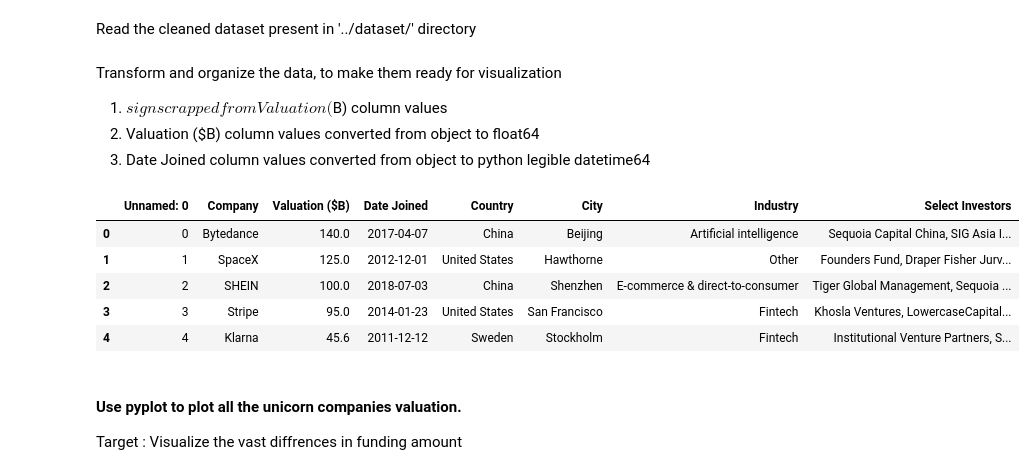
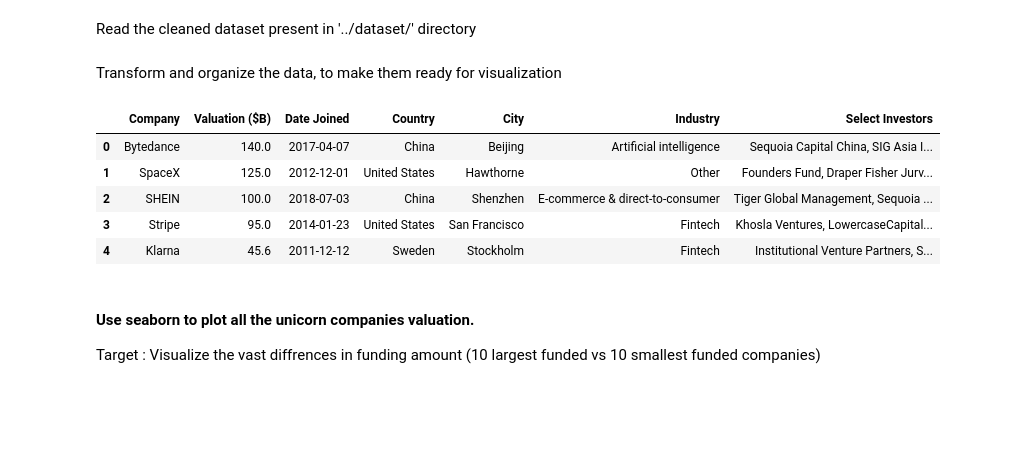
Before and after one commit to amitdas022/Unicorns, a Jupyter notebook: notebooks/visual.ipynb, the cells around one changed output. Saved outputs shown, nothing was run; the diff lists cells and outputs as text; code cells hidden in the pictures; blank space fills up the shorter version.

Commit message:
Visualize the difference in funding between all companies

```diff
--- a/notebooks/visual.ipynb
+++ b/notebooks/visual.ipynb
@@ -42,28 +65,26 @@ Read the cleaned dataset present in '../dataset/' directory
 # %%
 # Read the dataset using read_csv function
 df_all = pd.read_csv('../dataset/unicorn.csv')
-# %% [markdown]
-Transform and organize the data, to make them ready for visualization
-1. $ sign scrapped from Valuation ($B) column values
-2. Valuation ($B) column values converted from object to float64
-3. Date Joined column values converted from object to python legible datetime64
+# %% [markdown]
+Transform and organize the data, to make them ready for visualization
 # %%
 # Strip the $ sign from the valuation column
 df_all['Valuation ($B)'] = df_all['Valuation ($B)'].str.replace('$','')
 # Convert the column values from object to float64
 df_all['Valuation ($B)'] = pd.to_numeric(df_all['Valuation ($B)'])
 # Convert the 'Date Joined' column values into datatime64[ns] format
 df_all['Date Joined'] = pd.to_datetime(df_all['Date Joined'])
 # Sort the companies in descending order of valuation
 df_all.sort_values(['Valuation ($B)'], ascending=[0])
+df_all.drop(['Unnamed: 0'], axis=1, inplace=True)
 df_all.head()
 # %% [output]
-|  | Unnamed: 0 | Company | Valuation ($B) | Date Joined | Country | City | Industry | Select Investors |
-| 0 | 0 | Bytedance | 140.0 | 2017-04-07 | China | Beijing | Artificial intelligence | Sequoia Capital China, SIG Asia I... |
-| 1 | 1 | SpaceX | 125.0 | 2012-12-01 | United States | Hawthorne | Other | Founders Fund, Draper Fisher Jurv... |
-| 2 | 2 | SHEIN | 100.0 | 2018-07-03 | China | Shenzhen | E-commerce & direct-to-consumer | Tiger Global Management, Sequoia ... |
-| 3 | 3 | Stripe | 95.0 | 2014-01-23 | United States | San Francisco | Fintech | Khosla Ventures, LowercaseCapital... |
-| 4 | 4 | Klarna | 45.6 | 2011-12-12 | Sweden | Stockholm | Fintech | Institutional Venture Partners, S... |
+|  | Company | Valuation ($B) | Date Joined | Country | City | Industry | Select Investors |
+| 0 | Bytedance | 140.0 | 2017-04-07 | China | Beijing | Artificial intelligence | Sequoia Capital China, SIG Asia I... |
+| 1 | SpaceX | 125.0 | 2012-12-01 | United States | Hawthorne | Other | Founders Fund, Draper Fisher Jurv... |
+| 2 | SHEIN | 100.0 | 2018-07-03 | China | Shenzhen | E-commerce & direct-to-consumer | Tiger Global Management, Sequoia ... |
+| 3 | Stripe | 95.0 | 2014-01-23 | United States | San Francisco | Fintech | Khosla Ventures, LowercaseCapital... |
+| 4 | Klarna | 45.6 | 2011-12-12 | Sweden | Stockholm | Fintech | Institutional Venture Partners, S... |
 # %% [markdown]
-#### Use pyplot to plot all the unicorn companies valuation.
-Target : Visualize the vast diffrences in funding amount
+#### Use seaborn to plot all the unicorn companies valuation.
+Target : Visualize the vast diffrences in funding amount (10 largest funded vs 10 smallest funded companies)
```
Also changed, not shown: parts of 4 cells of this notebook.
